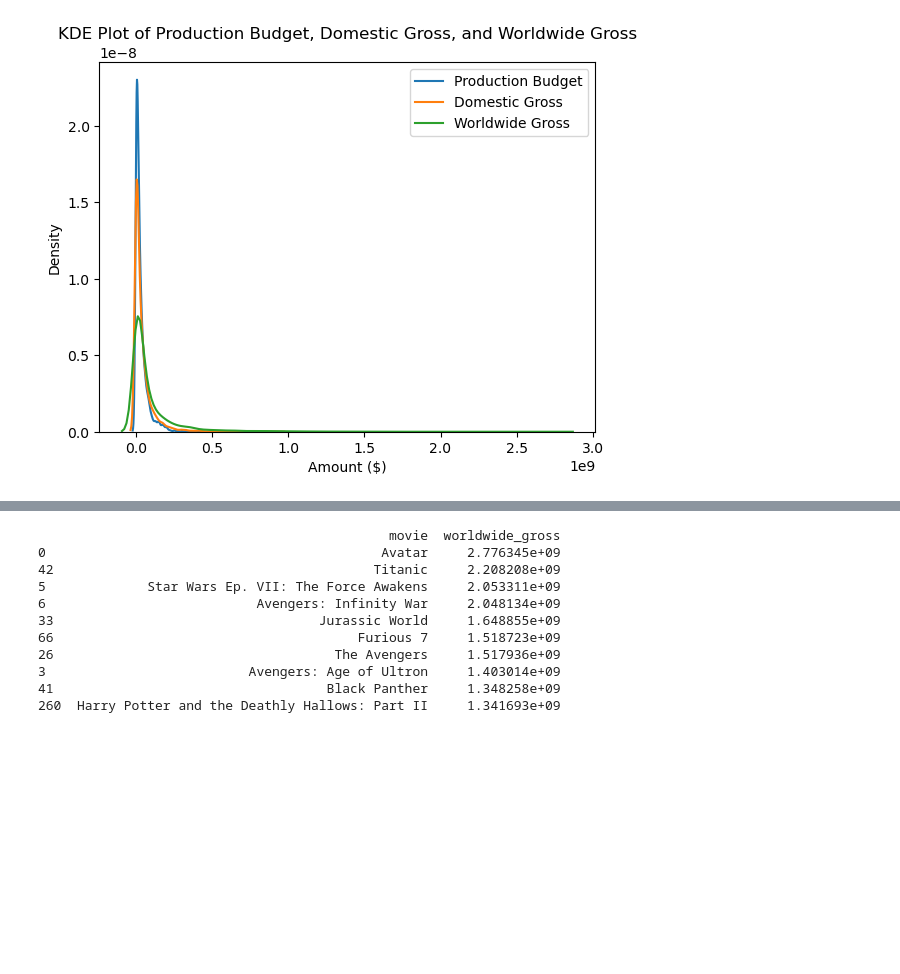
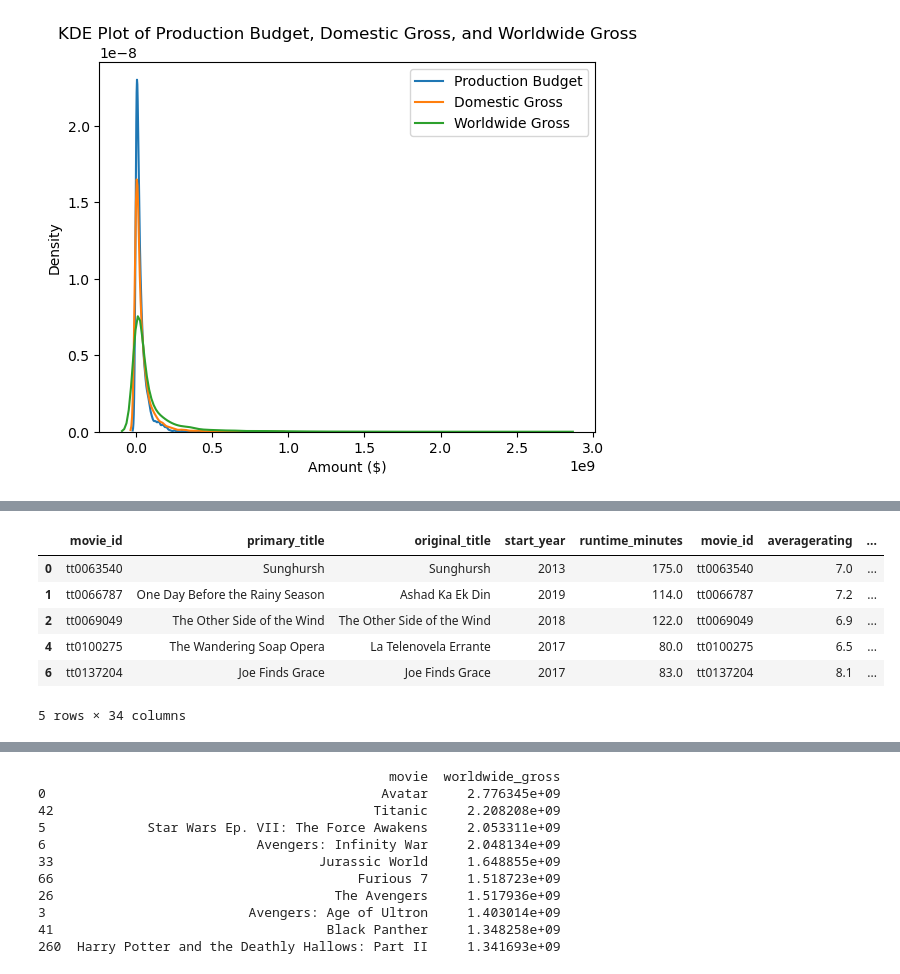
Before and after one commit to kev065/movie-studio-project, a Jupyter notebook: index.ipynb, the cells around one changed output, grey strips where cells are left out. Cells and saved outputs as stored; diff of their text form; code cells hidden in the pictures; blank space fills up the shorter version.

```diff
--- a/index.ipynb
+++ b/index.ipynb
@@ -556,0 +582,24 @@ plt.show()
+# %%
+# Normalize genre strings
+movie_basics_df['genres'] = movie_basics_df['genres'].str.strip().str.lower()
+
+# Tokenize genres
+movie_basics_df['genres_list'] = movie_basics_df['genres'].str.split(',')
+
+# Expand genres into separate columns for one-hot encoding
+genres_expanded = movie_basics_df['genres_list'].explode().unique()
+for genre in genres_expanded:
+    movie_basics_df[genre] = movie_basics_df['genres_list'].apply(lambda x: 1 if genre in x else 0)
+
+# Drop the intermediate columns
+imdb_df = movie_basics_df.drop(columns=['genres', 'genres_list'])
+
+imdb_df.head()
+# %% [output]
+|  | movie_id | primary_title | original_title | start_year | runtime_minutes | movie_id | averagerating | ... |
+| 0 | tt0063540 | Sunghursh | Sunghursh | 2013 | 175.0 | tt0063540 | 7.0 | ... |
+| 1 | tt0066787 | One Day Before the Rainy Season | Ashad Ka Ek Din | 2019 | 114.0 | tt0066787 | 7.2 | ... |
+| 2 | tt0069049 | The Other Side of the Wind | The Other Side of the Wind | 2018 | 122.0 | tt0069049 | 6.9 | ... |
+| 4 | tt0100275 | The Wandering Soap Opera | La Telenovela Errante | 2017 | 80.0 | tt0100275 | 6.5 | ... |
+| 6 | tt0137204 | Joe Finds Grace | Joe Finds Grace | 2017 | 83.0 | tt0137204 | 8.1 | ... |
+5 rows × 34 columns
```
Also changed, not shown: parts of 15 cells of this notebook.
